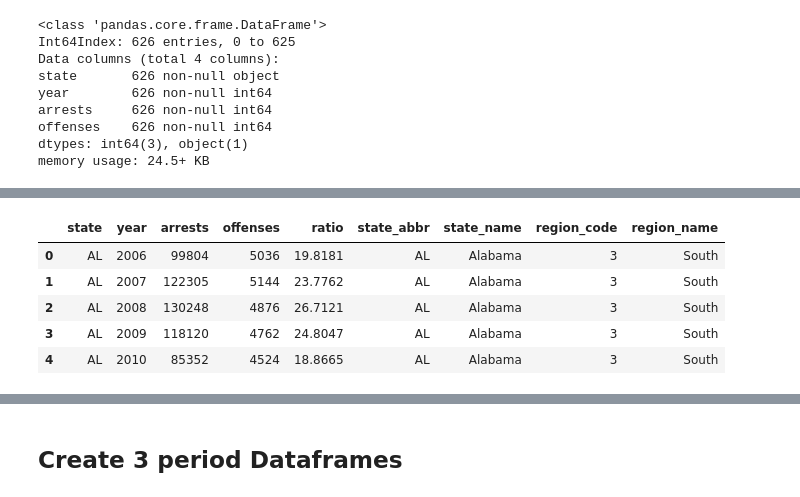
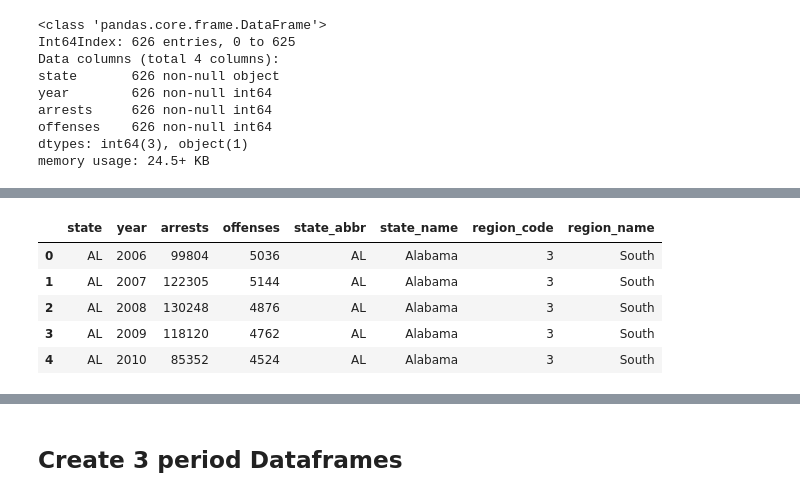
Before and after one commit to PhilBusko/StatsProject, a Jupyter notebook: analysis_arrest_offenses.ipynb, the cells around one changed output, grey strips where cells are left out. Cells and saved outputs as stored; diff of their text form; code cells hidden in the pictures.

```diff
--- a/analysis_arrest_offenses.ipynb
+++ b/analysis_arrest_offenses.ipynb
@@ -215,9 +307,9 @@ offense_year_df
 # %% [markdown]
 ## Merge DataFrames
 # %%
-merge_df = pd.merge(arrest_total_df, offense_total_df, how='inner', on=['state', 'year'])
-merge_df.head()
-merge_df.info()
+merge_1_df = pd.merge(arrest_total_df, offense_total_df, how='inner', on=['state', 'year'])
+merge_1_df.head()
+merge_1_df.info()
 # %% [output]
 |  | state | year | arrests | offenses |
 | 0 | AL | 2006 | 99804 | 5036 |
@@ -291,12 +329,10 @@ merge_count_df
 # %%
-# explore if sparse data can be broken up by region
-
-combined_df = pd.merge(merge_df, state_clean_df, how='inner', left_on='state', right_on='state_abbr')
-combined_df.head()
+merge_2_df = pd.merge(merge_1_df, state_clean_df, how='inner', left_on='state', right_on='state_abbr')
+merge_2_df.head()
 # %% [output]
-|  | state | year | arrests | offenses | ratio | state_abbr | state_name | region_code | region_name |
-| 0 | AL | 2006 | 99804 | 5036 | 19.8181 | AL | Alabama | 3 | South |
-| 1 | AL | 2007 | 122305 | 5144 | 23.7762 | AL | Alabama | 3 | South |
-| 2 | AL | 2008 | 130248 | 4876 | 26.7121 | AL | Alabama | 3 | South |
-| 3 | AL | 2009 | 118120 | 4762 | 24.8047 | AL | Alabama | 3 | South |
-| 4 | AL | 2010 | 85352 | 4524 | 18.8665 | AL | Alabama | 3 | South |
+|  | state | year | arrests | offenses | state_abbr | state_name | region_code | region_name |
+| 0 | AL | 2006 | 99804 | 5036 | AL | Alabama | 3 | South |
+| 1 | AL | 2007 | 122305 | 5144 | AL | Alabama | 3 | South |
+| 2 | AL | 2008 | 130248 | 4876 | AL | Alabama | 3 | South |
+| 3 | AL | 2009 | 118120 | 4762 | AL | Alabama | 3 | South |
+| 4 | AL | 2010 | 85352 | 4524 | AL | Alabama | 3 | South |
```
Also changed, not shown: parts of 28 cells of this notebook.
